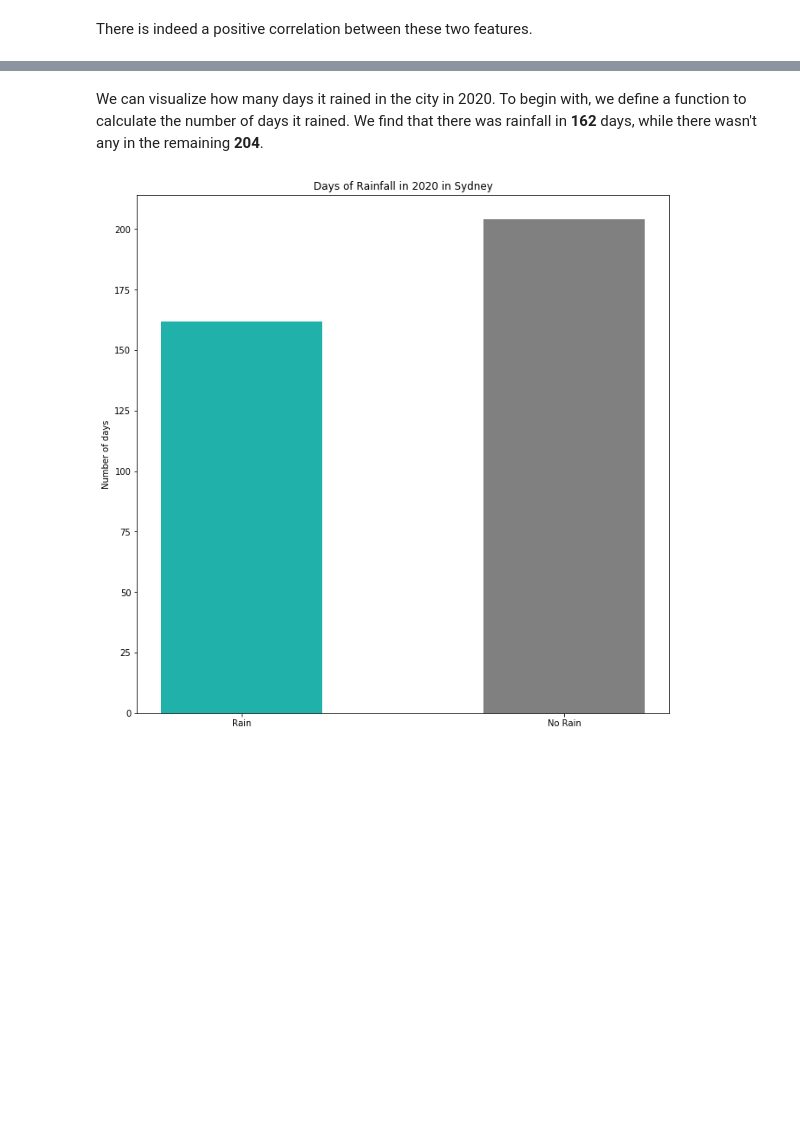
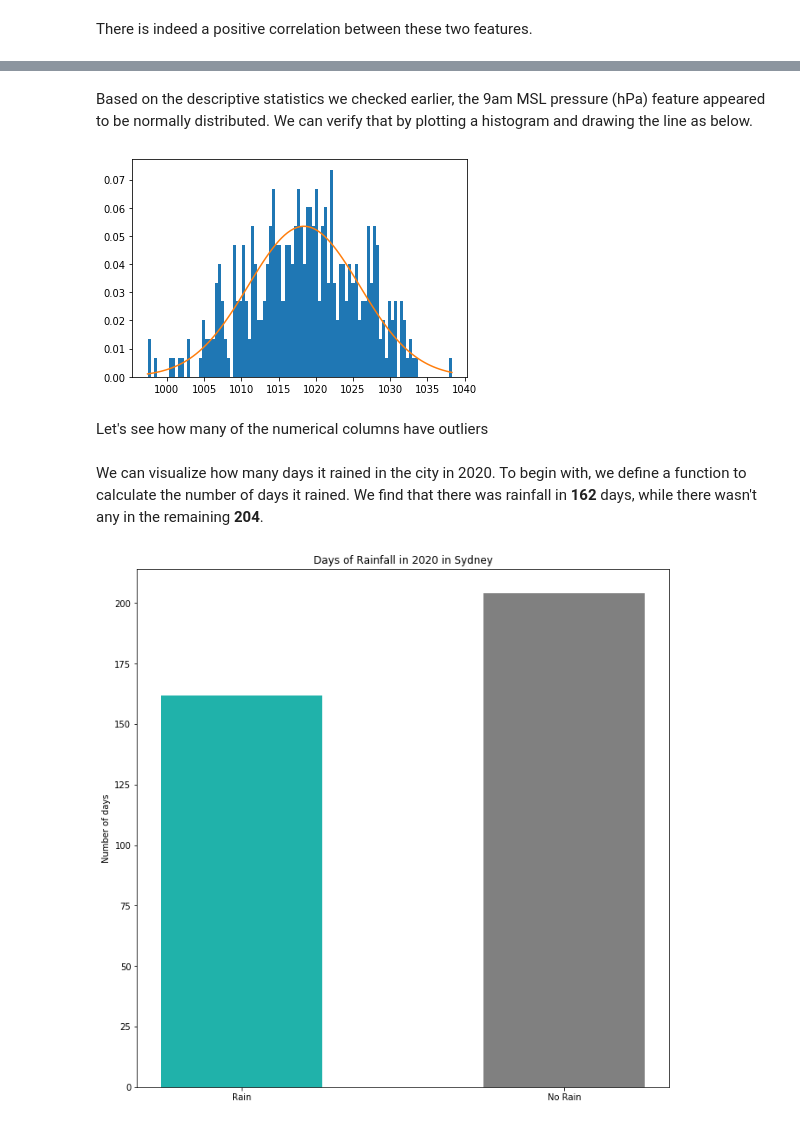
Before and after one commit to pvts/rainfall-prediction, a Jupyter notebook: weather.ipynb, the cells around one changed output, grey strips where cells are left out. Cells and saved outputs as stored; diff of their text form; code cells hidden in the pictures; blank space fills up the shorter version.

```diff
--- a/weather.ipynb
+++ b/weather.ipynb
@@ -103,3 +114,17 @@ plt.show()
+# %% [markdown]
+Based on the descriptive statistics we checked earlier, the 9am MSL pressure (hPa) feature appeared to be normally distributed. We can verify that by plotting a histogram and drawing the line as below.
+# %%
+morning_msl_pressure = df['9am MSL pressure (hPa)']
+
+n, bins, patches = plt.hist(morning_msl_pressure, 100, density=1)
+mu = np.mean(morning_msl_pressure)
+sigma = np.std(morning_msl_pressure)
+plt.plot(bins, stats.norm.pdf(bins, mu, sigma))
+plt.show()
+# %% [output]
+[figure, added]
+# %% [markdown]
+Let's see how many of the numerical columns have outliers
 # %% [markdown]
 We can visualize how many days it rained in the city in 2020. To begin with, we define a function to calculate the number of days it rained. We find that there was rainfall in **162** days, while there wasn't any in the remaining **204**.
 # %%
```
Also changed, not shown: parts of 9 cells of this notebook.
